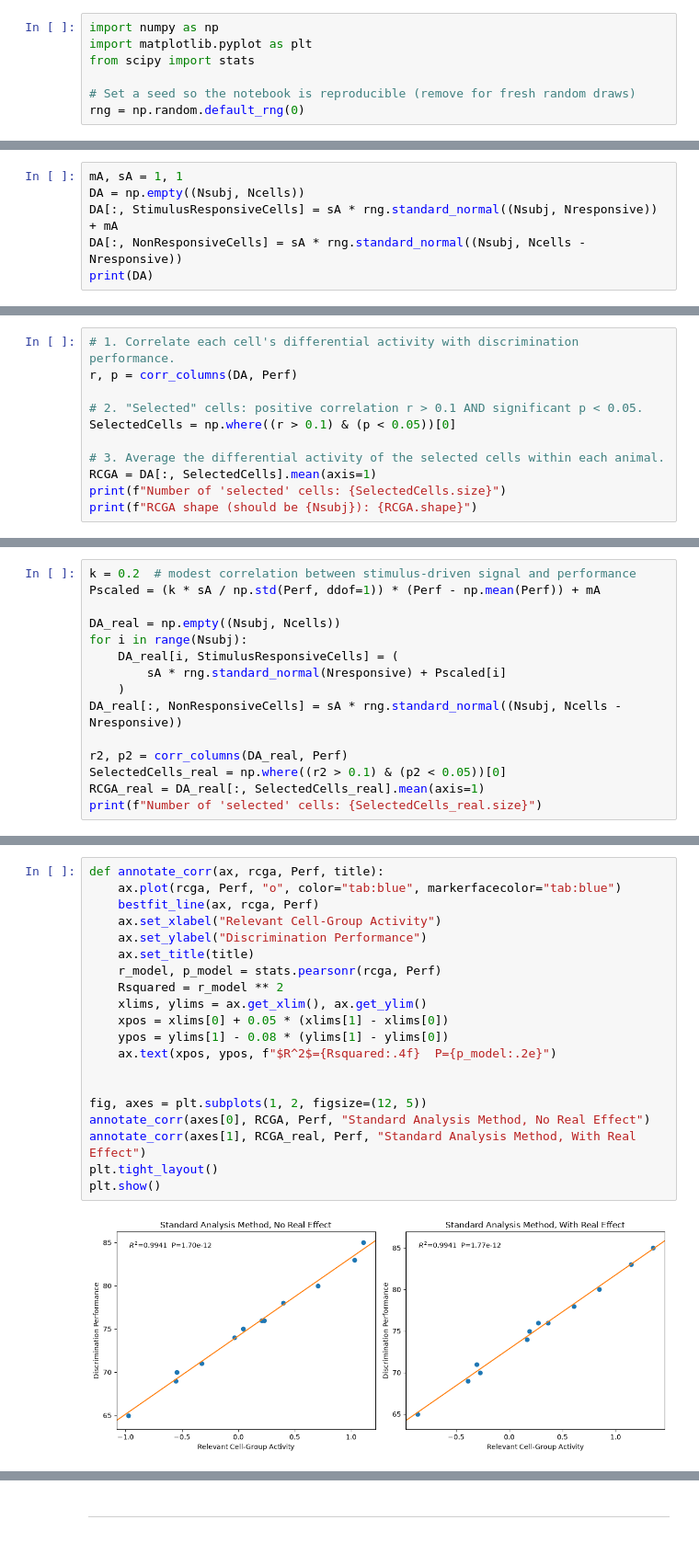
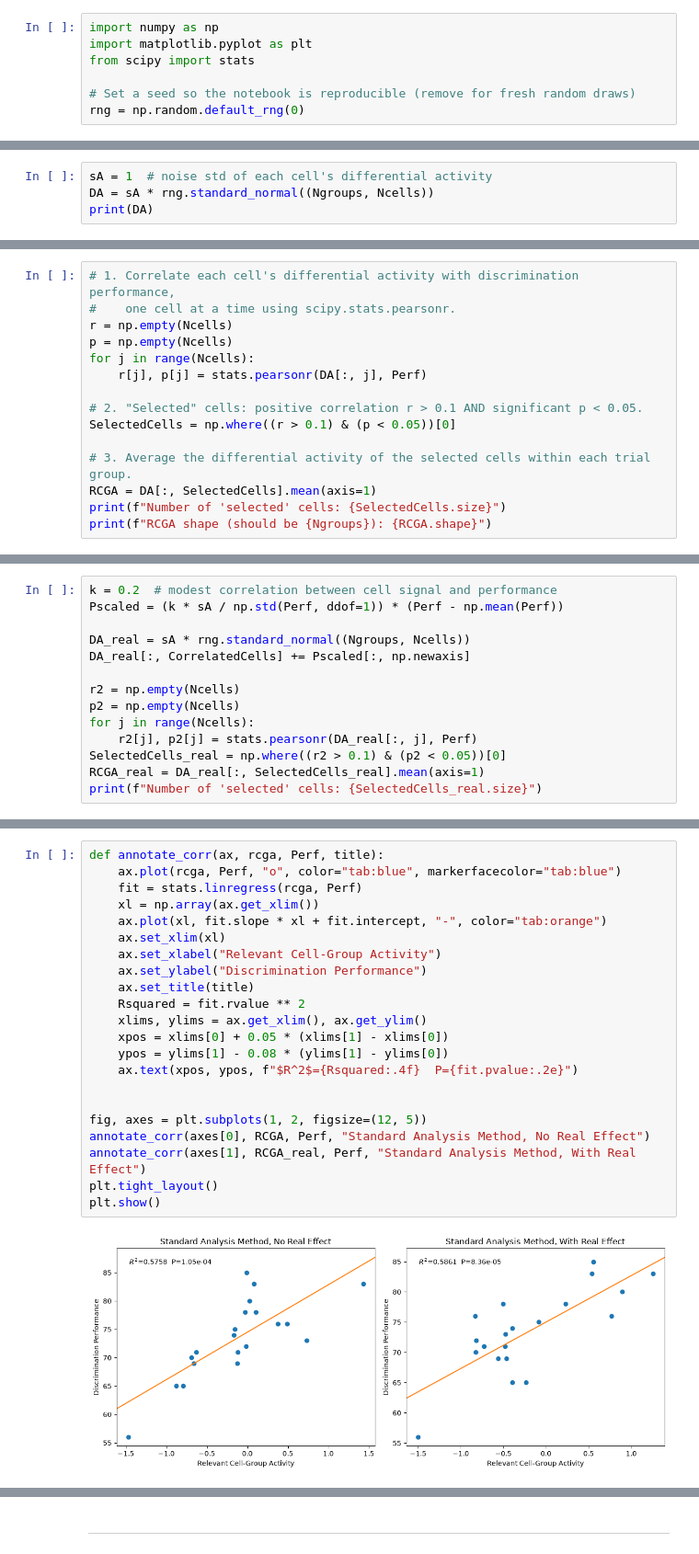
Before and after one commit to AllenSWDB/SWDB_2026_Good_Analysis, a Jupyter notebook: code/pam_workshop/Version1Sample_VisBehavior.ipynb, the cells around one changed output, grey strips where cells are left out. Shown at 92% size. Saved outputs shown, nothing was run; the diff lists cells and outputs as text.

```diff
--- a/code/pam_workshop/Version1Sample_VisBehavior.ipynb
+++ b/code/pam_workshop/Version1Sample_VisBehavior.ipynb
@@ -149,7 +131,5 @@ depend on `Perf`, so there is no true relationship between cell activity and per
 # %%
-mA, sA = 1, 1
-DA = np.empty((Nsubj, Ncells))
-DA[:, StimulusResponsiveCells] = sA * rng.standard_normal((Nsubj, Nresponsive)) + mA
-DA[:, NonResponsiveCells] = sA * rng.standard_normal((Nsubj, Ncells - Nresponsive))
+sA = 1  # noise std of each cell's differential activity
+DA = sA * rng.standard_normal((Ngroups, Ncells))
 print(DA)
 # %% [output]
@@ -169,12 +149,16 @@ print(DA)
 # %%
-# 1. Correlate each cell's differential activity with discrimination performance.
-r, p = corr_columns(DA, Perf)
+# 1. Correlate each cell's differential activity with discrimination performance,
+#    one cell at a time using scipy.stats.pearsonr.
+r = np.empty(Ncells)
+p = np.empty(Ncells)
+for j in range(Ncells):
+    r[j], p[j] = stats.pearsonr(DA[:, j], Perf)
 
 # 2. "Selected" cells: positive correlation r > 0.1 AND significant p < 0.05.
 SelectedCells = np.where((r > 0.1) & (p < 0.05))[0]
 
-# 3. Average the differential activity of the selected cells within each animal.
+# 3. Average the differential activity of the selected cells within each trial group.
 RCGA = DA[:, SelectedCells].mean(axis=1)
 print(f"Number of 'selected' cells: {SelectedCells.size}")
-print(f"RCGA shape (should be {Nsubj}): {RCGA.shape}")
+print(f"RCGA shape (should be {Ngroups}): {RCGA.shape}")
 # %% [output]
@@ -202,15 +181,14 @@ workflow is applied exactly as in Question 1.
 # %%
-k = 0.2  # modest correlation between stimulus-driven signal and performance
-Pscaled = (k * sA / np.std(Perf, ddof=1)) * (Perf - np.mean(Perf)) + mA
+k = 0.2  # modest correlation between cell signal and performance
+Pscaled = (k * sA / np.std(Perf, ddof=1)) * (Perf - np.mean(Perf))
 
-DA_real = np.empty((Nsubj, Ncells))
-for i in range(Nsubj):
-    DA_real[i, StimulusResponsiveCells] = (
-        sA * rng.standard_normal(Nresponsive) + Pscaled[i]
-    )
-DA_real[:, NonResponsiveCells] = sA * rng.standard_normal((Nsubj, Ncells - Nresponsive))
+DA_real = sA * rng.standard_normal((Ngroups, Ncells))
+DA_real[:, CorrelatedCells] += Pscaled[:, np.newaxis]
 
-r2, p2 = corr_columns(DA_real, Perf)
+r2 = np.empty(Ncells)
+p2 = np.empty(Ncells)
+for j in range(Ncells):
+    r2[j], p2[j] = stats.pearsonr(DA_real[:, j], Perf)
 SelectedCells_real = np.where((r2 > 0.1) & (p2 < 0.05))[0]
 RCGA_real = DA_real[:, SelectedCells_real].mean(axis=1)
 print(f"Number of 'selected' cells: {SelectedCells_real.size}")
@@ -226,22 +204,24 @@ that is the double-dipping artifact.
 # %%
 def annotate_corr(ax, rcga, Perf, title):
     ax.plot(rcga, Perf, "o", color="tab:blue", markerfacecolor="tab:blue")
-    bestfit_line(ax, rcga, Perf)
+    fit = stats.linregress(rcga, Perf)
+    xl = np.array(ax.get_xlim())
+    ax.plot(xl, fit.slope * xl + fit.intercept, "-", color="tab:orange")
+    ax.set_xlim(xl)
     ax.set_xlabel("Relevant Cell-Group Activity")
     ax.set_ylabel("Discrimination Performance")
     ax.set_title(title)
-    r_model, p_model = stats.pearsonr(rcga, Perf)
-    Rsquared = r_model ** 2
+    Rsquared = fit.rvalue ** 2
     xlims, ylims = ax.get_xlim(), ax.get_ylim()
     xpos = xlims[0] + 0.05 * (xlims[1] - xlims[0])
     ypos = ylims[1] - 0.08 * (ylims[1] - ylims[0])
-    ax.text(xpos, ypos, f"$R^2$={Rsquared:.4f}  P={p_model:.2e}")
+    ax.text(xpos, ypos, f"$R^2$={Rsquared:.4f}  P={fit.pvalue:.2e}")
 
 
 fig, axes = plt.subplots(1, 2, figsize=(12, 5))
 annotate_corr(axes[0], RCGA, Perf, "Standard Analysis Method, No Real Effect")
 annotate_corr(axes[1], RCGA_real, Perf, "Standard Analysis Method, With Real Effect")
 plt.tight_layout()
 plt.show()
 # %% [output]
-[figure, old version]
+[figure, new version]
```
Also changed, not shown: parts of 40 cells of this notebook.
